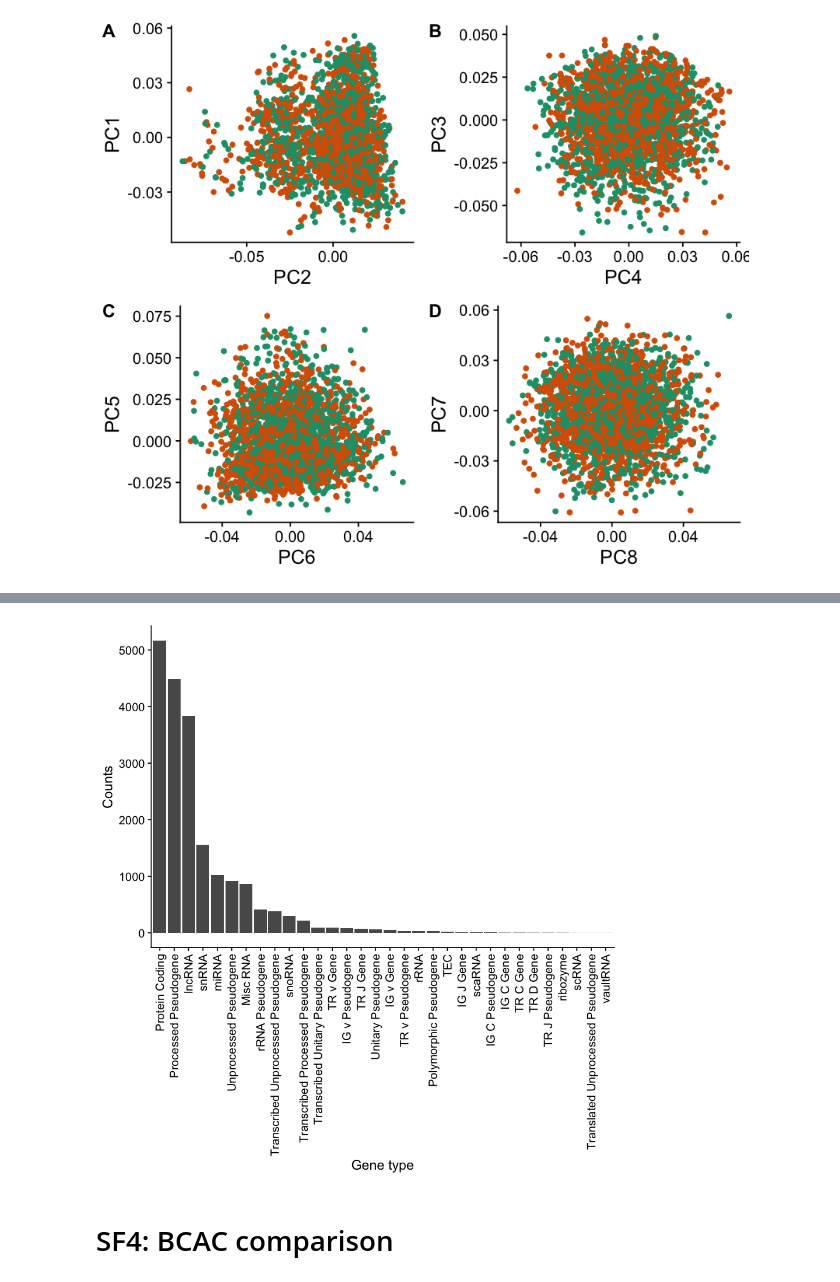
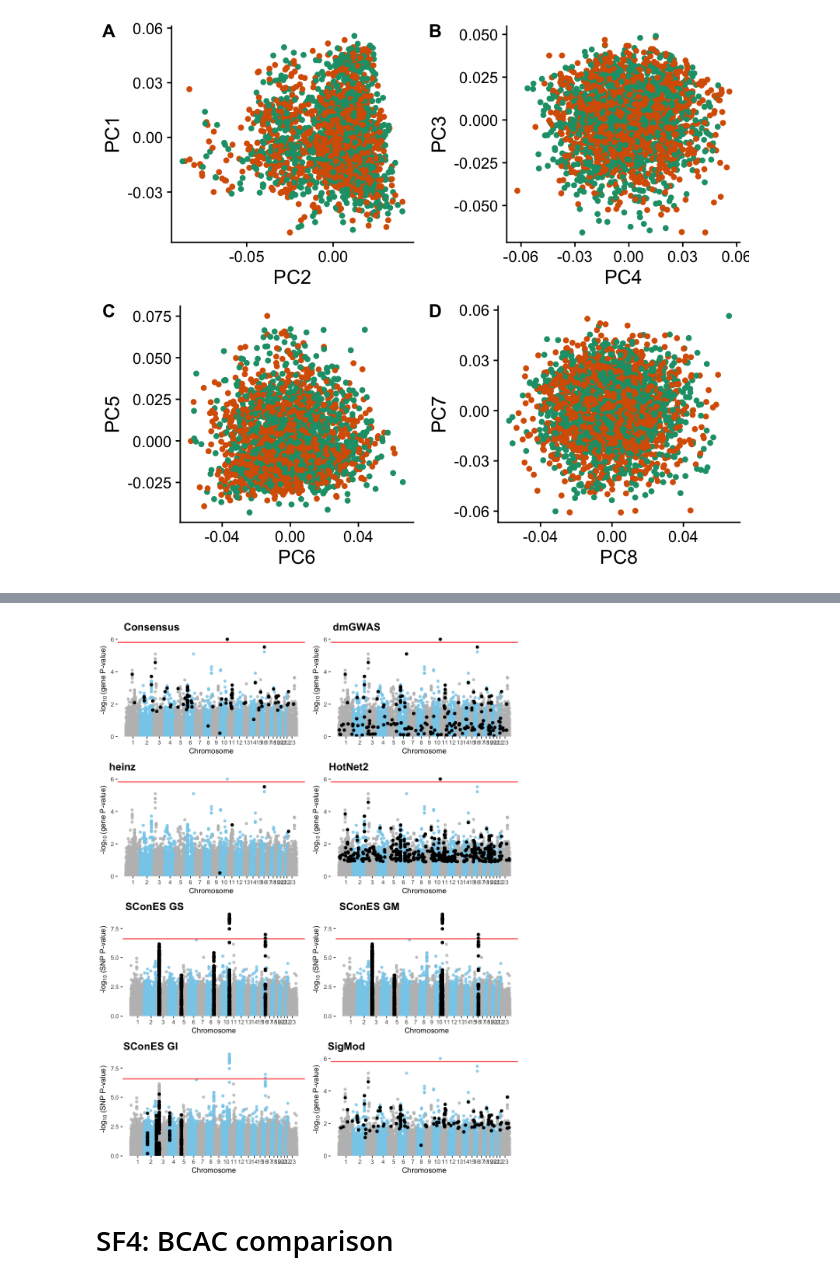
Before and after one commit to hclimente/genewa, a Jupyter notebook: manuscript/supp_figures.ipynb, the cells around one changed output, grey strips where cells are left out. Cells and saved outputs as stored; diff of their text form; code cells hidden in the pictures.

```diff
--- a/manuscript/supp_figures.ipynb
+++ b/manuscript/supp_figures.ipynb
@@ -8,11 +8,22 @@ library(cowplot)
 library(ggrepel)
 library(scatterpie)
 
-theme_set(theme_cowplot())
+theme_transparent <- theme(panel.background = element_rect(fill = "transparent"), # bg of the panel
+                           plot.background = element_rect(fill = "transparent", color = NA), # bg of the plot
+                           panel.grid.major = element_blank(), # get rid of major grid
+                           panel.grid.minor = element_blank(), # get rid of minor grid
+                           legend.background = element_rect(fill = "transparent", color = NA), # get rid of legend bg
+                           legend.box.background = element_rect(fill = "transparent", color = NA), # get rid of legend panel bg
+                           strip.background = element_rect(fill="transparent", color = NA)
+)
+
+theme_set(theme_cowplot() + theme_transparent)
 results <- '../results/'
 fam <- read_delim('~/data/genesis/genesis_2019.fam', delim = ' ', col_names = FALSE, col_types = 'iciiii')
+bim <- read_tsv('~/data/genesis/genesis_2019.bim', col_names = FALSE, col_types = 'icidcc')
 methods <- c('dmGWAS','heinz','LEAN','SConES GS','SConES GM','SConES GI','SigMod','All')
-palette_yn <- c('No' = 'gray80', 'Yes' = 'firebrick')
+palette_yn <- c('Unselected' = 'gray80', 'Selected' = 'firebrick',
+                'No' = 'gray80', 'Yes' = 'firebrick')
 
 method_palette <- c('dmGWAS' = '#4daf4a', 'heinz' = '#984ea3',
                     'HotNet2' = '#ff7f00', 'SConES GS' = '#fb6a4a',
@@ -234,9 +327,16 @@ Warning message:
+# %%
+sf3 <- plot_grid(consensus_mh, dmgwas_mh, heinz_mh, hotnet2_mh,
+                  scones_gs_mh, scones_gm_mh, scones_gi_mh, sigmod_mh,
+                  labels = c('Consensus','dmGWAS','heinz','HotNet2','SConES GS',
+                             'SConES GM', 'SConES GI', 'SigMod'),
+                  ncol = 2)
 # %%
-options(repr.plot.width=7.5, repr.plot.height=8)
+options(repr.plot.width=8, repr.plot.height=10.5)
 sf3
-ggsave('figures/sfigure_3.pdf', sf3, width=7, height=6)
+ggsave('figures/sfigure_3.pdf', sf3, width=8, height=10.5)
+ggsave('figures/sfigure_3.png', sf3, width=8, height=10.5)
 # %% [output]
-[figure, old version]
+[figure, new version]
 # %% [markdown]
 # SF4: BCAC comparison
 # %%
```
Also changed, not shown: parts of 32 cells of this notebook, 23 other files.
